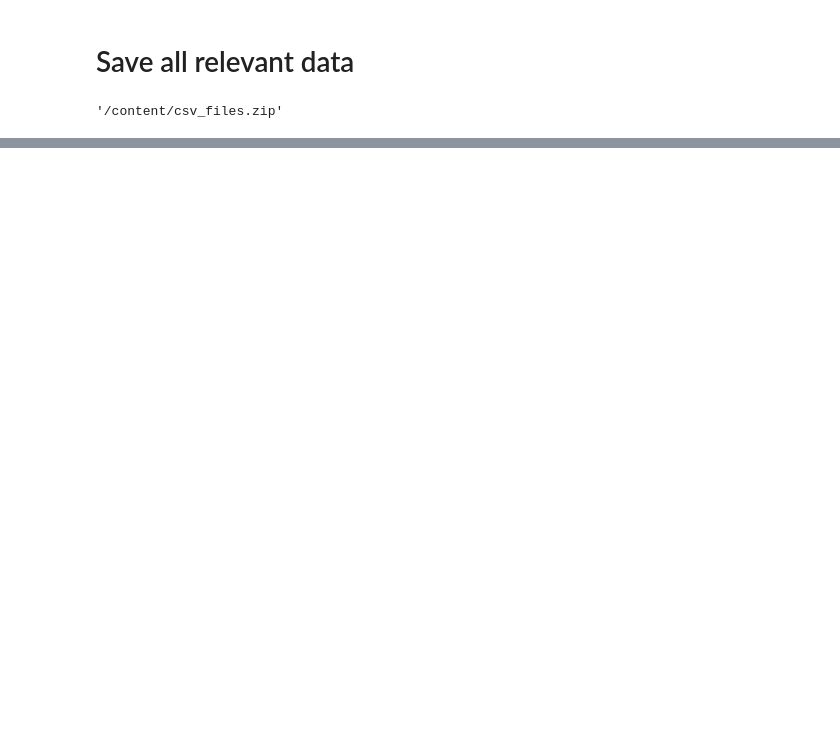
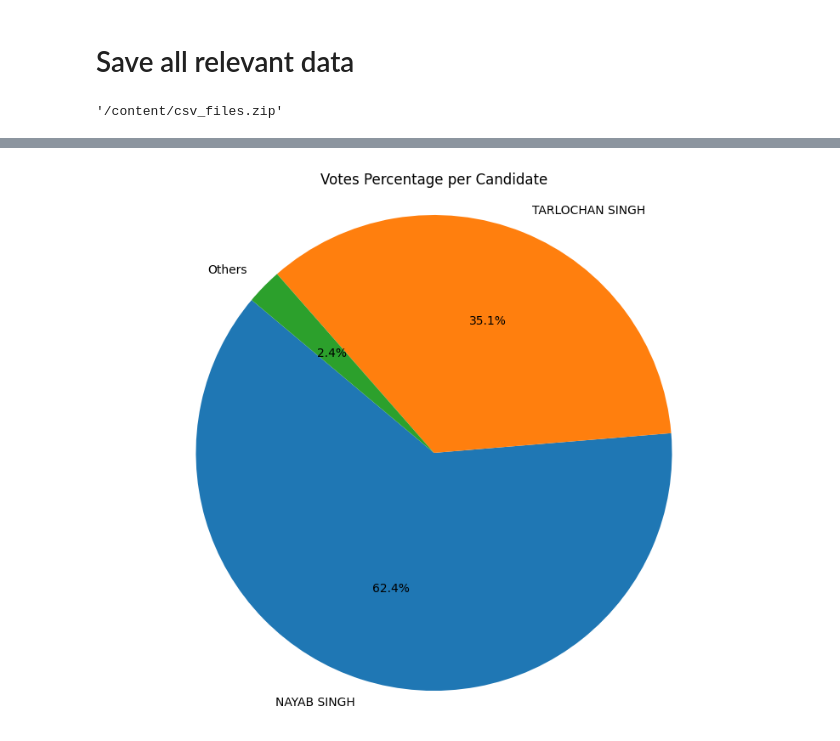
Before and after one commit to bryaanabraham/Election-Data-Analysis, a Jupyter notebook: Election_data.ipynb, the cells around one changed output, grey strips where cells are left out. Saved outputs shown, nothing was run; the diff lists cells and outputs as text; code cells hidden in the pictures; blank space fills up the shorter version.

```diff
--- a/Election_data.ipynb
+++ b/Election_data.ipynb
@@ -393,0 +402,22 @@ shutil.make_archive(output_zip_file.replace('.zip', ''), 'zip', directory_to_com
+# %%
+# @title Candidate-Vote Pi Chart
+df_bye_candidate['Total Votes'] = pd.to_numeric(df_bye_candidate['Total Votes'], errors='coerce')
+
+# Aggregate votes per candidate
+party_votes = df_bye_candidate.groupby('Candidate')['Total Votes'].sum().sort_values(ascending=False)
+
+total_votes = party_votes.sum()
+party_percentages = party_votes / total_votes * 100
+
+# Filter Candidates with less than 1% votes
+other_votes = party_percentages[party_percentages < 1].sum()
+party_percentages_filtered = party_percentages[party_percentages >= 1]
+party_percentages_filtered['Others'] = other_votes
+
+plt.figure(figsize=(10, 8))
+plt.pie(party_percentages_filtered, labels=party_percentages_filtered.index, autopct='%1.1f%%', startangle=140)
+plt.title('Votes Percentage per Candidate')
+plt.axis('equal')
+plt.show()
+# %% [output]
+[figure, added]
```
Also changed, not shown: parts of 12 cells of this notebook.
